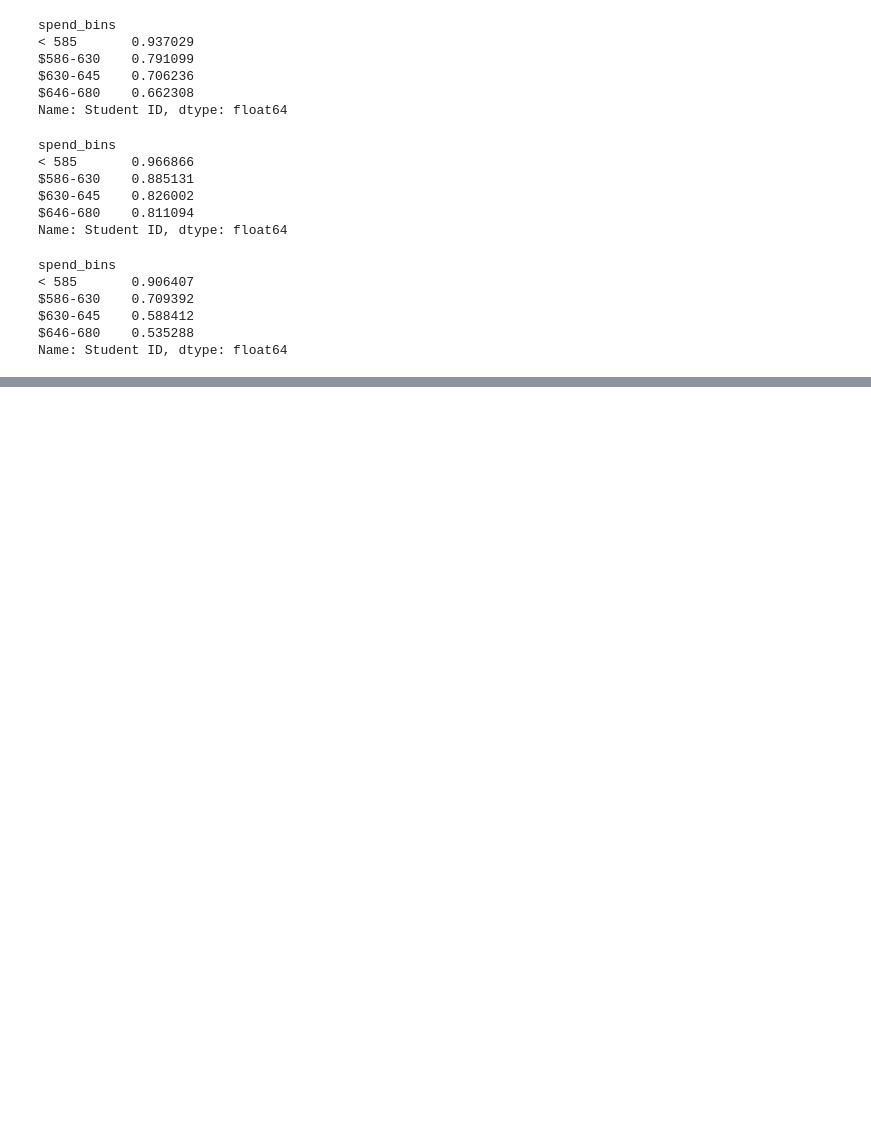
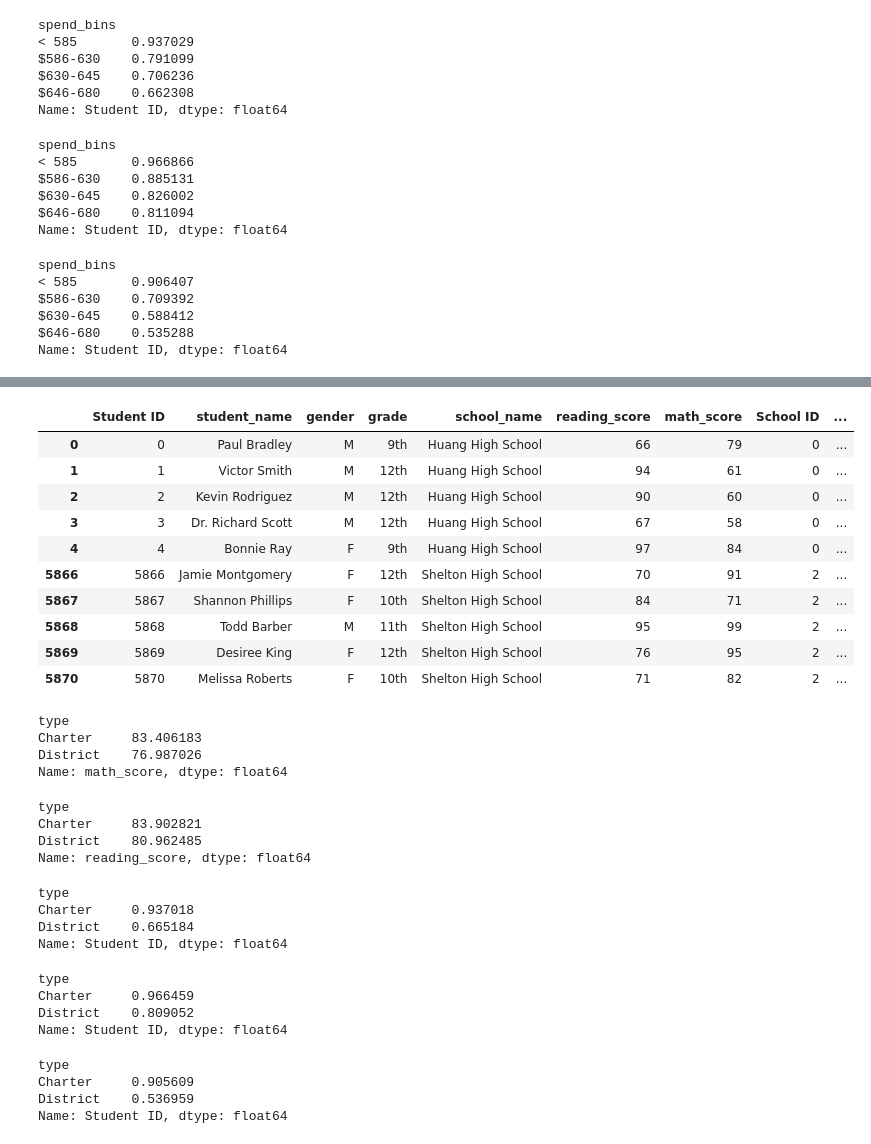
Before and after one commit to GrimmettDS/pandas-challenge, a Jupyter notebook: PyCitySchools/TestData.ipynb, the cells around one changed output, grey strips where cells are left out. Saved outputs shown, nothing was run; the diff lists cells and outputs as text; code cells hidden in the pictures; blank space fills up the shorter version.

```diff
--- a/PyCitySchools/TestData.ipynb
+++ b/PyCitySchools/TestData.ipynb
@@ -365,3 +365,9 @@ scores_by_money_spent
 | $586-630 | 79.982873 | 82.312643 | 0.791099 | 0.885131 | ... |
 | $630-645 | 77.821056 | 81.301007 | 0.706236 | 0.826002 | ... |
 | $646-680 | 77.049297 | 81.005604 | 0.662308 | 0.811094 | ... |
+# %%
+size_bins = [0, 1000, 2000, 5000]
+size_grp_names = ['Small (< 1000)', 'Medium (1000-2000)', 'Large (2000-5000)']
+# %%
+school_data_complete['size_bins'] = pd.cut(school_data_complete['size'], bins=size_bins, labels=size_grp_names)
+school_data_complete.head()
@@ -367,0 +444,55 @@ scores_by_money_spent
+# %%
+score_by_type = school_data_complete.groupby('type')
+score_by_type.head()
+# %% [output]
+|  | Student ID | student_name | gender | grade | school_name | reading_score | math_score | School ID | ... |
+| 0 | 0 | Paul Bradley | M | 9th | Huang High School | 66 | 79 | 0 | ... |
+| 1 | 1 | Victor Smith | M | 12th | Huang High School | 94 | 61 | 0 | ... |
+| 2 | 2 | Kevin Rodriguez | M | 12th | Huang High School | 90 | 60 | 0 | ... |
+| 3 | 3 | Dr. Richard Scott | M | 12th | Huang High School | 67 | 58 | 0 | ... |
+| 4 | 4 | Bonnie Ray | F | 9th | Huang High School | 97 | 84 | 0 | ... |
+| 5866 | 5866 | Jamie Montgomery | F | 12th | Shelton High School | 70 | 91 | 2 | ... |
+| 5867 | 5867 | Shannon Phillips | F | 10th | Shelton High School | 84 | 71 | 2 | ... |
+| 5868 | 5868 | Todd Barber | M | 11th | Shelton High School | 95 | 99 | 2 | ... |
+| 5869 | 5869 | Desiree King | F | 12th | Shelton High School | 76 | 95 | 2 | ... |
+| 5870 | 5870 | Melissa Roberts | F | 10th | Shelton High School | 71 | 82 | 2 | ... |
+# %%
+avg_math_type = score_by_type['math_score'].mean()
+avg_math_type.head()
+# %% [output]
+type
+Charter     83.406183
+District    76.987026
+Name: math_score, dtype: float64
+# %%
+avg_reading_type = score_by_type['reading_score'].mean()
+avg_reading_type.head()
+# %% [output]
+type
+Charter     83.902821
+District    80.962485
+Name: reading_score, dtype: float64
+# %%
+type_pass_math_type = school_data_complete[school_data_complete['math_score'] >= 70].groupby('type')['Student ID'].count()/score_by_type['Student ID'].count()
+type_pass_math.head()
+# %% [output]
+type
+Charter     0.937018
+District    0.665184
+Name: Student ID, dtype: float64
+# %%
+type_pass_reading = school_data_complete[school_data_complete['reading_score'] >= 70].groupby('type')['Student ID'].count()/score_by_type['Student ID'].count()
+type_pass_reading.head()
+# %% [output]
+type
+Charter     0.966459
+District    0.809052
+Name: Student ID, dtype: float64
+# %%
+type_overall = school_data_complete[(school_data_complete['math_score'] >= 70) & (school_data_complete['reading_score'] >= 70)].groupby('type')['Student ID'].count()/score_by_type['Student ID'].count()
+type_overall.head()
+# %% [output]
+type
+Charter     0.905609
+District    0.536959
+Name: Student ID, dtype: float64
```
Also changed, not shown: parts of 9 cells of this notebook, 1 other file.
